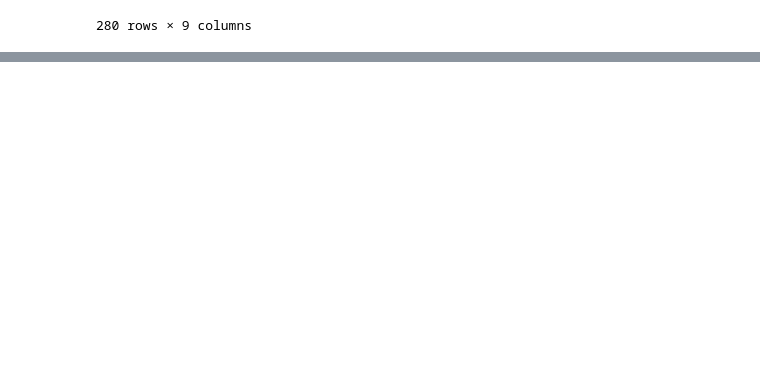
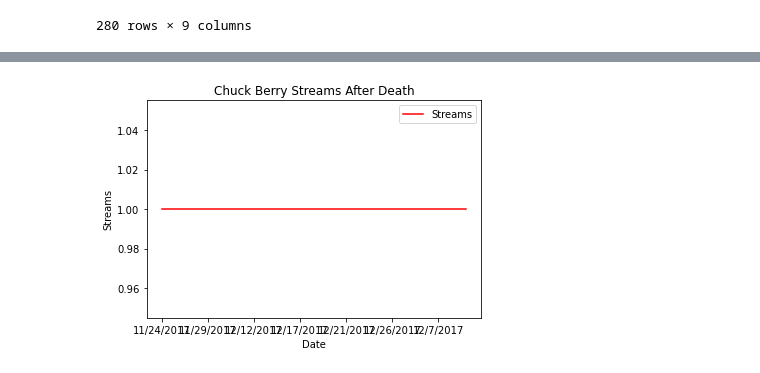
Before and after one commit to JoeKell/SpotifySongAnalysisProject, a Jupyter notebook: 2017DailyUSDF.ipynb, the cells around one changed output, grey strips where cells are left out. Cells and saved outputs as stored; diff of their text form; code cells hidden in the pictures; blank space fills up the shorter version.

Commit message:
Rough Graph

```diff
--- a/2017DailyUSDF.ipynb
+++ b/2017DailyUSDF.ipynb
@@ -87,0 +89,3 @@ drop_columns_df
+# %%
+chuck_berry_df = drop_columns_df.loc[drop_columns_df["Name"] == "Chuck Berry",:]
+chuck_berry_df.head()
@@ -87,0 +110,11 @@ drop_columns_df
+# %%
+chuckberry = chuck_berry_df.groupby("Date")
+chuckberry_streams = pd.DataFrame(chuckberry["Streams"].count())
+
+chuckberry_chart = chuckberry_streams.plot(kind='line', title="Chuck Berry Streams After Death", color="red")
+chuckberry_chart.set_xlabel("Date")
+chuckberry_chart.set_ylabel("Streams")
+
+plt.show()
+# %% [output]
+[figure, added]
```
Also changed, not shown: parts of 20 cells of this notebook.
